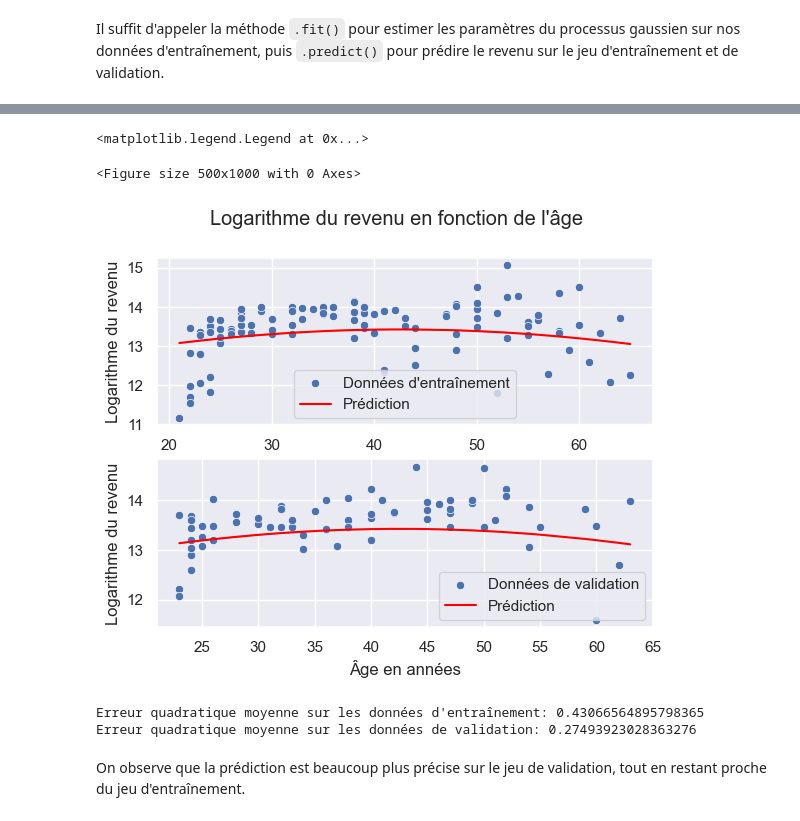
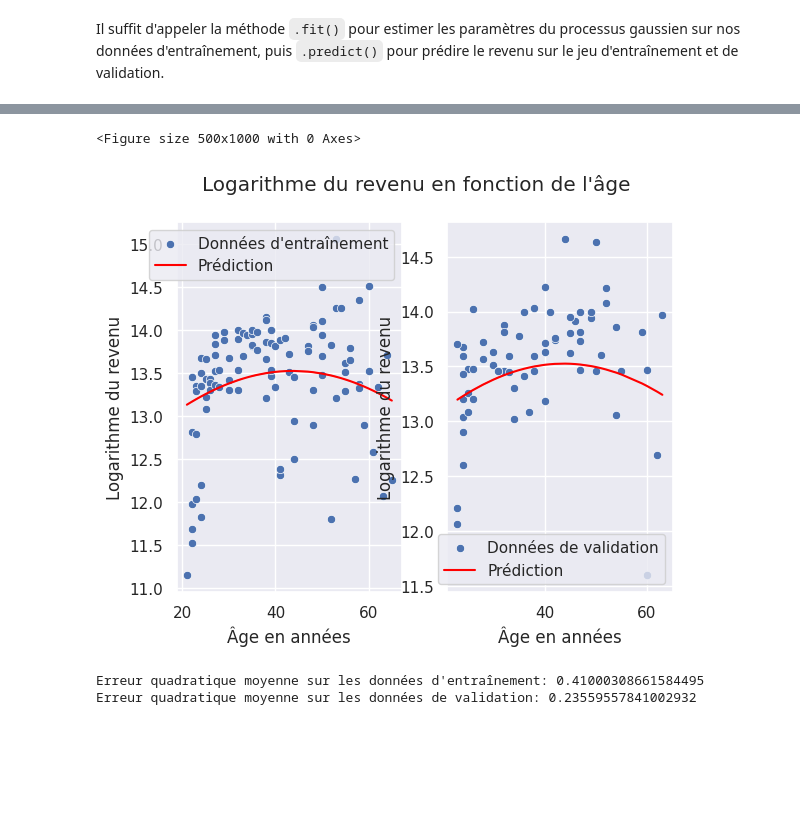
Before and after one commit to cmnemoi/GaussianProcess, a Jupyter notebook: notebook.ipynb, the cells around one changed output, grey strips where cells are left out. Cells and saved outputs as stored; diff of their text form; code cells hidden in the pictures; blank space fills up the shorter version.

```diff
--- a/notebook.ipynb
+++ b/notebook.ipynb
@@ -131,36 +160,18 @@ $$\log p(y|\theta, \sigma_{noise}) = \frac{1}{2}y^{T}K_y^{-1}y - \frac{1}{2}\log
 
 où $K_y$ est la matrice de covariance bruitée par $\sigma_{noise}$ des données de validation (C. E. Rasmussen et C. K.I. Williams, 2005).
 # %%
-gaussian_process.optimize(X_val, y_val)
+matern_gaussian_process.optimize(X_val, y_val)
 
-y_train_pred, _ = gaussian_process.predict(X_train)
-y_val_pred, _ = gaussian_process.predict(X_val)
+y_train_pred, _ = matern_gaussian_process.predict(X_train)
+y_val_pred, _ = matern_gaussian_process.predict(X_val)
+
+plot_train_and_val(X_train, y_train, y_train_pred, X_val, y_val, y_val_pred)
+# %% [output]
+<Figure size 500x1000 with 0 Axes>
+[figure, added]
-# %%
-plt.figure(figsize=(5, 10))
-fig, axes = plt.subplots(2, 1)
-sns.scatterplot(x=X_train, y=y_train, ax=axes[0])
-sns.lineplot(x=X_train, y=y_train_pred, color='red', ax=axes[0])
-
-sns.scatterplot(x=X_val, y=y_val)
-sns.lineplot(x=X_val, y=y_val_pred, color='red', ax=axes[1])
-plt.legend(['Données de validation', 'Prédiction'])
-
-fig.suptitle("Logarithme du revenu en fonction de l'âge")
-axes[0].set_xlabel("Âge en années")
-axes[0].set_ylabel("Logarithme du revenu")
-axes[1].set_xlabel("Âge en années")
-axes[1].set_ylabel("Logarithme du revenu")
-axes[0].legend(['Données d\'entraînement', 'Prédiction'])
-axes[1].legend(['Données de validation', 'Prédiction'])
-# %% [output]
-<matplotlib.legend.Legend at 0x...>
-<Figure size 500x1000 with 0 Axes>
-[figure, removed]
 # %%
-print(f"Erreur quadratique moyenne sur les données d'entraînement: {gaussian_process.score(X_train, y_train)}")
-print(f"Erreur quadratique moyenne sur les données de validation: {gaussian_process.score(X_val, y_val)}")
+print(f"Erreur quadratique moyenne sur les données d'entraînement: {matern_gaussian_process.score(X_train, y_train)}")
+print(f"Erreur quadratique moyenne sur les données de validation: {matern_gaussian_process.score(X_val, y_val)}")
 # %% [output]
-Erreur quadratique moyenne sur les données d'entraînement: 0.43066564895798365
-Erreur quadratique moyenne sur les données de validation: 0.27493923028363276
+Erreur quadratique moyenne sur les données d'entraînement: 0.41000308661584495
+Erreur quadratique moyenne sur les données de validation: 0.23559557841002932
-# %% [markdown]
-On observe que la prédiction est beaucoup plus précise sur le jeu de validation, tout en restant proche du jeu d'entraînement.
```
Also changed, not shown: parts of 21 cells of this notebook, 2 other files.
